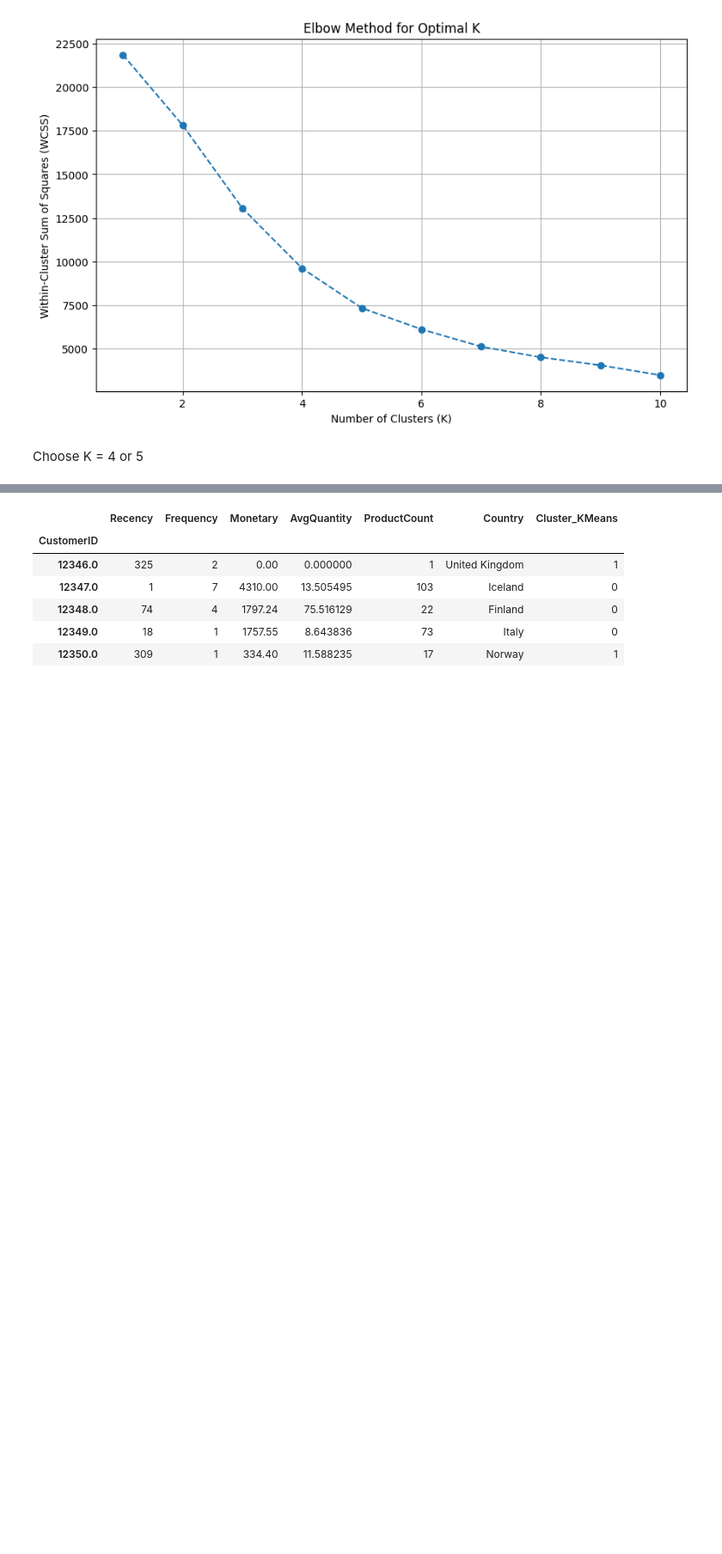
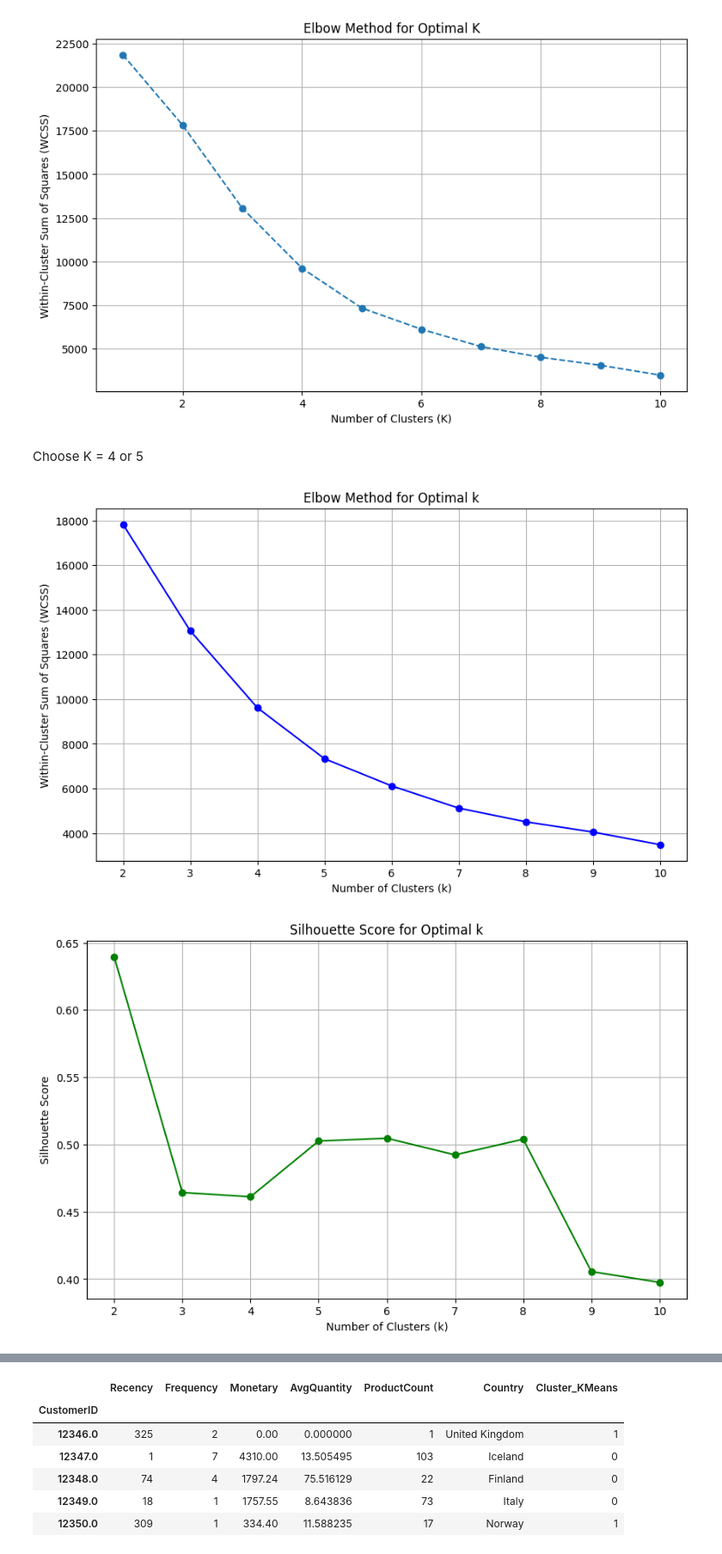
Before and after one commit to NikolaiMiranda/customer-segmentation-retail, a Jupyter notebook: customer_segmentation.ipynb, the cells around one changed output, grey strips where cells are left out. Shown at 86% size. Drawn from its saved outputs; the diff is of its cells as text; code cells hidden in the pictures; blank space fills up the shorter version.

Commit message:
Addition to K-Means portion

```diff
--- a/customer_segmentation.ipynb
+++ b/customer_segmentation.ipynb
@@ -249,0 +253,79 @@ Choose K = 4 or 5
+# %%
+k_range = range(2, 11)  # Test k from 2 to 10
+
+# Initialize lists to store metrics
+wcss = []
+silhouette_scores = []
+dbi_scores = []
+chi_scores = []
+
+# Compute metrics for each k
+for k in k_range:
+    # Fit K-means
+    kmeans = KMeans(n_clusters=k, n_init=10, random_state=42)
+    cluster_labels = kmeans.fit_predict(customer_df_scaled)
+
+    # WCSS (Elbow Method)
+    wcss.append(kmeans.inertia_)
+
+    # Silhouette Score
+    silhouette = silhouette_score(customer_df_scaled, cluster_labels)
+    silhouette_scores.append(silhouette)
+
+    # Davies-Bouldin Index
+    dbi = davies_bouldin_score(customer_df_scaled, cluster_labels)
+    dbi_scores.append(dbi)
+
+    # Calinski-Harabasz Index
+    chi = calinski_harabasz_score(customer_df_scaled, cluster_labels)
+    chi_scores.append(chi)
+
+# Plot 1: Elbow Method (WCSS)
+plt.figure(figsize=(10, 6))
+plt.plot(k_range, wcss, marker='o', linestyle='-', color='b')
+plt.title('Elbow Method for Optimal k')
+plt.xlabel('Number of Clusters (k)')
+plt.ylabel('Within-Cluster Sum of Squares (WCSS)')
+plt.grid(True)
+plt.show()
+
+# Plot 2: Silhouette Score
+plt.figure(figsize=(10, 6))
+plt.plot(k_range, silhouette_scores, marker='o', linestyle='-', color='g')
+plt.title('Silhouette Score for Optimal k')
+plt.xlabel('Number of Clusters (k)')
+plt.ylabel('Silhouette Score')
+plt.grid(True)
+plt.show()
+
+# Plot 3: Davies-Bouldin Index
+plt.figure(figsize=(10, 6))
+plt.plot(k_range, dbi_scores, marker='o', linestyle='-', color='r')
+plt.title('Davies-Bouldin Index for Optimal k')
+plt.xlabel('Number of Clusters (k)')
+plt.ylabel('Davies-Bouldin Index (Lower is Better)')
+plt.grid(True)
+plt.show()
+
+# Plot 4: Calinski-Harabasz Index
+plt.figure(figsize=(10, 6))
+plt.plot(k_range, chi_scores, marker='o', linestyle='-', color='purple')
+plt.title('Calinski-Harabasz Index for Optimal k')
+plt.xlabel('Number of Clusters (k)')
+plt.ylabel('Calinski-Harabasz Score (Higher is Better)')
+plt.grid(True)
+plt.show()
+
+# Print optimal k based on each metric
+optimal_k_elbow = k_range[wcss.index(min(wcss))]  # Elbow is subjective, look at plot
+optimal_k_silhouette = k_range[np.argmax(silhouette_scores)]
+optimal_k_dbi = k_range[np.argmin(dbi_scores)]
+optimal_k_chi = k_range[np.argmax(chi_scores)]
+
+print(f"Optimal k (Silhouette Score): {optimal_k_silhouette} (Score: {max(silhouette_scores):.3f})")
+print(f"Optimal k (Davies-Bouldin Index): {optimal_k_dbi} (Score: {min(dbi_scores):.3f})")
+print(f"Optimal k (Calinski-Harabasz Index): {optimal_k_chi} (Score: {max(chi_scores):.3f})")
+print("For Elbow Method, inspect the plot for the 'elbow' point.")
+# %% [output]
+[figure, added]
+[figure, added]
```
Also changed, not shown: parts of 2 cells of this notebook.
